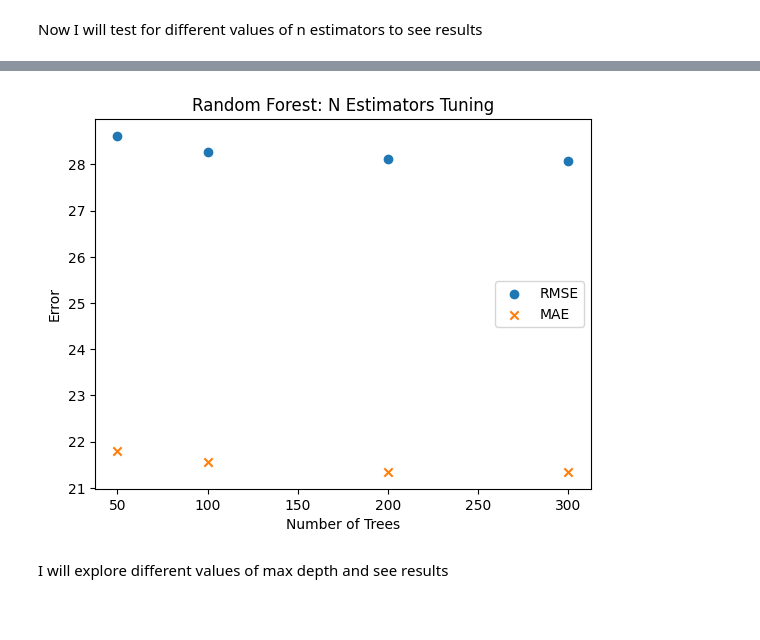
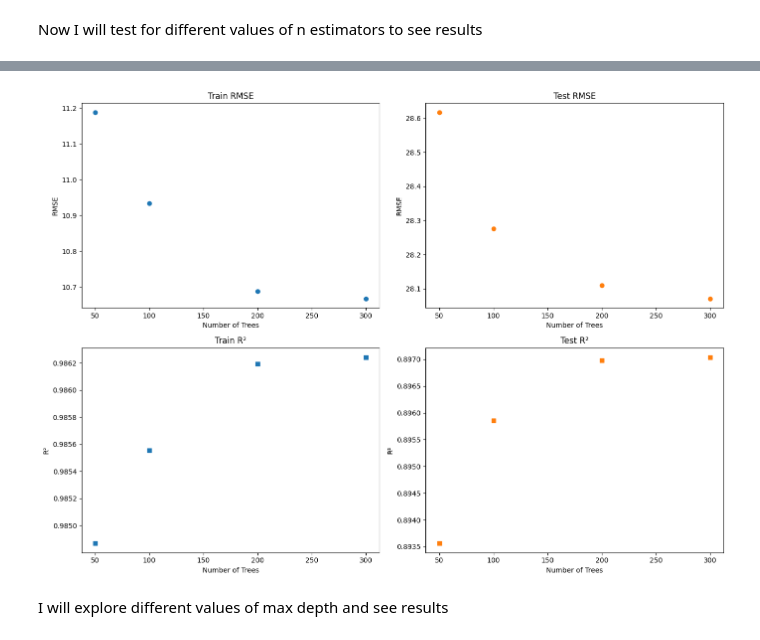
Before and after one commit to gavinmcg1/CT4101-Assignemnt2, a Jupyter notebook: Random_Forest.ipynb, the cells around one changed output, grey strips where cells are left out. Drawn from its saved outputs; the diff is of its cells as text; code cells hidden in the pictures; blank space fills up the shorter version.

Commit message:
Finished Random Forest Code

```diff
--- a/Random_Forest.ipynb
+++ b/Random_Forest.ipynb
@@ -102,13 +112,19 @@ Now I will test for different values of n estimators to see results
 # %%
 n_values = [50, 100, 200, 300]
 
-rmse_n = []
-r2_n = []
+train_rmse_n = []
+test_rmse_n = []
+train_r2_n = []
+test_r2_n = []
 
 for n in n_values:
     model = RandomForestRegressor(n_estimators=n, random_state=42)
-    rmse_val, r2_val = evaluate_model(model, X, y)
-    rmse_n.append(rmse_val)
-    r2_n.append(r2_val)
-    print(f"n_estimators={n}: RMSE={rmse_val:.4f}, R²={r2_val:.4f}")
+    train_rmse, train_r2, test_rmse, test_r2 = evaluate_model(model, X, y)
+    train_rmse_n.append(train_rmse)
+    train_r2_n.append(train_r2)
+    test_rmse_n.append(test_rmse)
+    test_r2_n.append(test_r2)
+    print(f"RF with n_estimators={n}")
+    print(f"  Train - RMSE: {train_rmse:.4f}, R²: {train_r2:.4f}")
+    print(f"  Test  - RMSE: {test_rmse:.4f}, R²: {test_r2:.4f}")
 # %% [output]
@@ -119,24 +143,37 @@ n_estimators=300: RMSE=28.0709, MAE=21.3456
 # %%
 # plot results
 import matplotlib.pyplot as plt
 
-fig, ax1 = plt.subplots(figsize=(10, 6))
+fig, ((ax1, ax2), (ax3, ax4)) = plt.subplots(2, 2, figsize=(14, 10))
 
+# Train RMSE
+ax1.scatter(n_values, train_rmse_n, marker='o', color='tab:blue')
 ax1.set_xlabel('Number of Trees')
-ax1.set_ylabel('RMSE', color='tab:blue')
-ax1.scatter(n_values, rmse_n, marker='o', color='tab:blue', label='RMSE')
-ax1.tick_params(axis='y', labelcolor='tab:blue')
+ax1.set_ylabel('RMSE')
+ax1.set_title('Train RMSE')
 
-ax2 = ax1.twinx()
-ax2.set_ylabel('R²', color='tab:orange')
-ax2.scatter(n_values, r2_n, marker='x', color='tab:orange', label='R²')
-ax2.tick_params(axis='y', labelcolor='tab:orange')
+# Test RMSE
+ax2.scatter(n_values, test_rmse_n, marker='o', color='tab:orange')
+ax2.set_xlabel('Number of Trees')
+ax2.set_ylabel('RMSE')
+ax2.set_title('Test RMSE')
 
-plt.title('Random Forest: N Estimators Tuning')
-fig.tight_layout()
+# Train R²
+ax3.scatter(n_values, train_r2_n, marker='s', color='tab:blue')
+ax3.set_xlabel('Number of Trees')
+ax3.set_ylabel('R²')
+ax3.set_title('Train R²')
+
+# Test R²
+ax4.scatter(n_values, test_r2_n, marker='s', color='tab:orange')
+ax4.set_xlabel('Number of Trees')
+ax4.set_ylabel('R²')
+ax4.set_title('Test R²')
+
+plt.tight_layout()
 plt.show()
 # %% [output]
-[figure, old version]
+[figure, new version]
 # %% [markdown]
 I will explore different values of max depth and see results
 # %%
```
Also changed, not shown: parts of 8 cells of this notebook.
